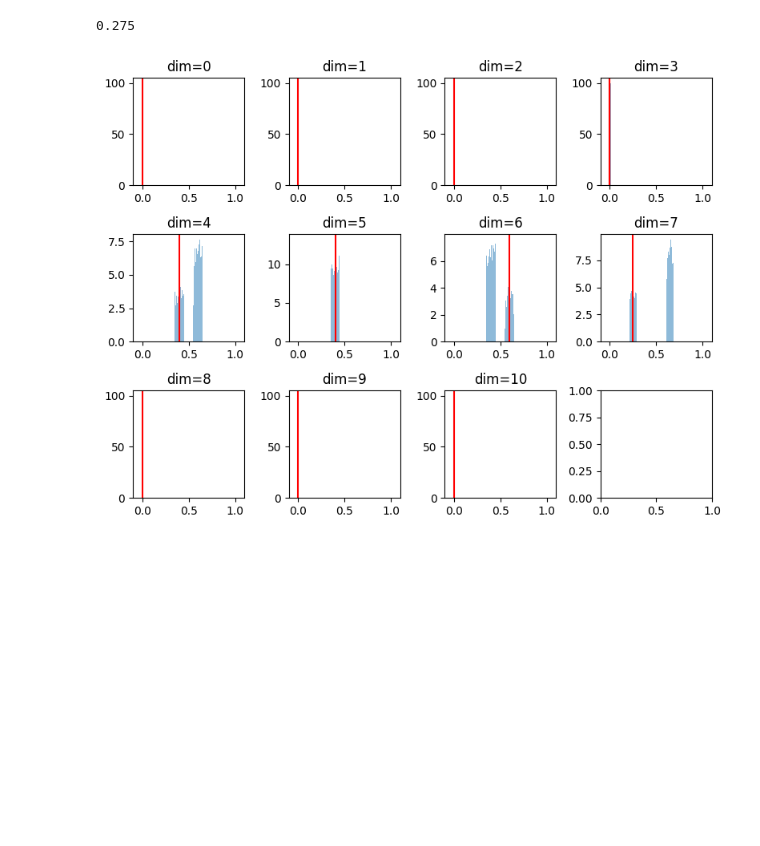
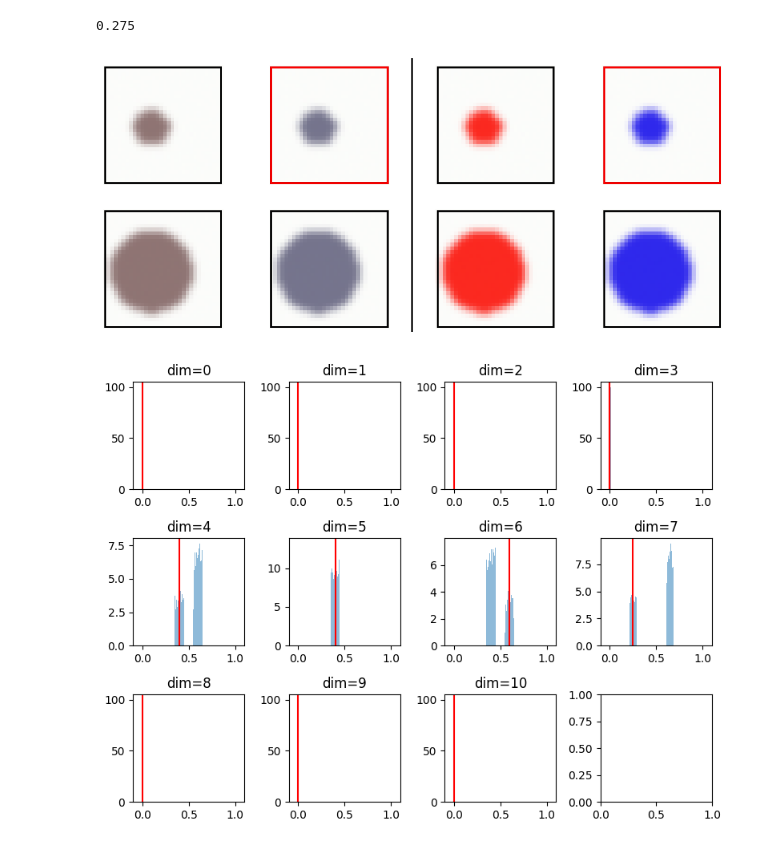
Before and after one commit to cfpark00/concept-learning, a Jupyter notebook: make_yamls_image_2x2_final.ipynb, the cells around one changed output. Drawn from its saved outputs; the diff is of its cells as text; code cells hidden in the pictures; blank space fills up the shorter version.

Commit message:
new files and figures

```diff
--- a/make_yamls_image_2x2_final.ipynb
+++ b/make_yamls_image_2x2_final.ipynb
@@ -244,0 +380,10 @@ for i,chunk in enumerate(chunked):
+# %%
+yaml_files=glob.glob("./yamls/images_1/2x2_final2/col_sweep_inis=0.1/*/*.yaml")
+
+n_proc=3
+chunked=[yaml_files[i::n_proc] for i in range(n_proc)]
+for i,chunk in enumerate(chunked):
+    with open(f"./yamls/images_1/2x2_final2/col_sweep_inis=0.1/yamls_{i}.txt","w") as f:
+        for path in chunk:
+            path=os.path.abspath(path)
+            f.write(path+"\n")
@@ -283,0 +462,49 @@ x_tr,y_tr,l_tr,x_te,y_te,l_te=utils.generate_data(config_)
+# %%
+#config_=configs_[3*5]
+config_=configs_col_sweep[0]
+config_["n_samples_train_gen"]=[32,32,32,32]
+config_["n_samples_test_gen"]=[32,32,32,32]
+x_tr1,y_tr1,l_tr1,x_te1,y_te1,l_te1=utils.generate_data(config_,seed=42,forgen=True)
+config_=configs_col_sweep[-1]
+config_["n_samples_train_gen"]=[32,32,32,32]
+config_["n_samples_test_gen"]=[32,32,32,32]
+x_tr2,y_tr2,l_tr2,x_te2,y_te2,l_te2=utils.generate_data(config_,seed=42,forgen=True)
+# %%
+i=16
+
+fig=plt.figure(figsize=(12,5))
+plt.subplot(2,4,1)
+plt.imshow(x_tr1[l_tr1==1][i].transpose(2,1,0))
+tra1=plt.subplot(2,4,2)
+plt.imshow(x_tr1[l_tr1==3][i].transpose(2,1,0))
+plt.subplot(2,4,5)
+plt.imshow(x_tr1[l_tr1==0][i].transpose(2,1,0))
+plt.subplot(2,4,6)
+plt.imshow(x_tr1[l_tr1==2][i].transpose(2,1,0))
+
+#subplot separating line
+mida=plt.gcf().add_axes([0.507,0.1,0.01,0.8],frame_on=False)
+plt.axvline(0.5,0,1,color="black")
+
+plt.subplot(2,4,3)
+plt.imshow(x_tr2[l_tr2==1][i].transpose(2,1,0))
+tra2=plt.subplot(2,4,4)
+plt.imshow(x_tr2[l_tr2==3][i].transpose(2,1,0))
+plt.subplot(2,4,7)
+plt.imshow(x_tr2[l_tr2==0][i].transpose(2,1,0))
+plt.subplot(2,4,8)
+plt.imshow(x_tr2[l_tr2==2][i].transpose(2,1,0))
+
+for ax in fig.get_axes():
+    ax.set_axis_off()
+    if ax is not mida:
+        ax.add_patch(plt.Rectangle((0,0),31,31,fill=None,edgecolor="black",linewidth=2))
+    ax.set_xticks([])
+    ax.set_yticks([])
+    #ax.set
+tra1.add_patch(plt.Rectangle((0,0),31,31,fill=None,edgecolor="red",linewidth=2))
+tra2.add_patch(plt.Rectangle((0,0),31,31,fill=None,edgecolor="red",linewidth=2))
+#plt.tight_layout()
+plt.savefig("./figures/final/concept_signal_sep.png",dpi=300)
+# %% [output]
+[figure, added]
```
Also changed, not shown: parts of 12 cells of this notebook, 43 other files.
